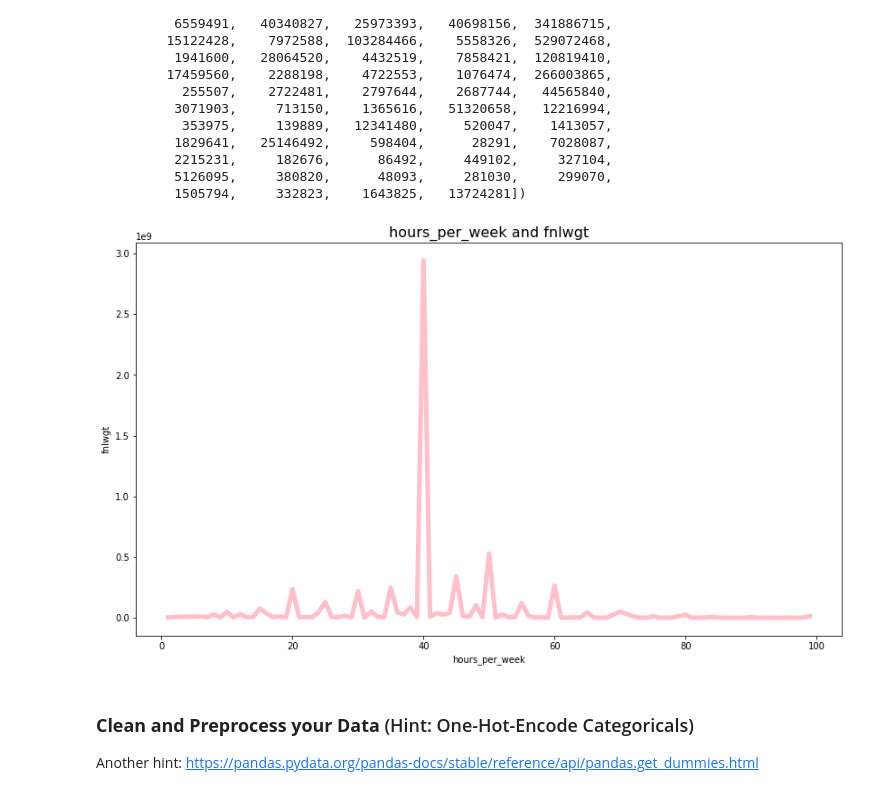
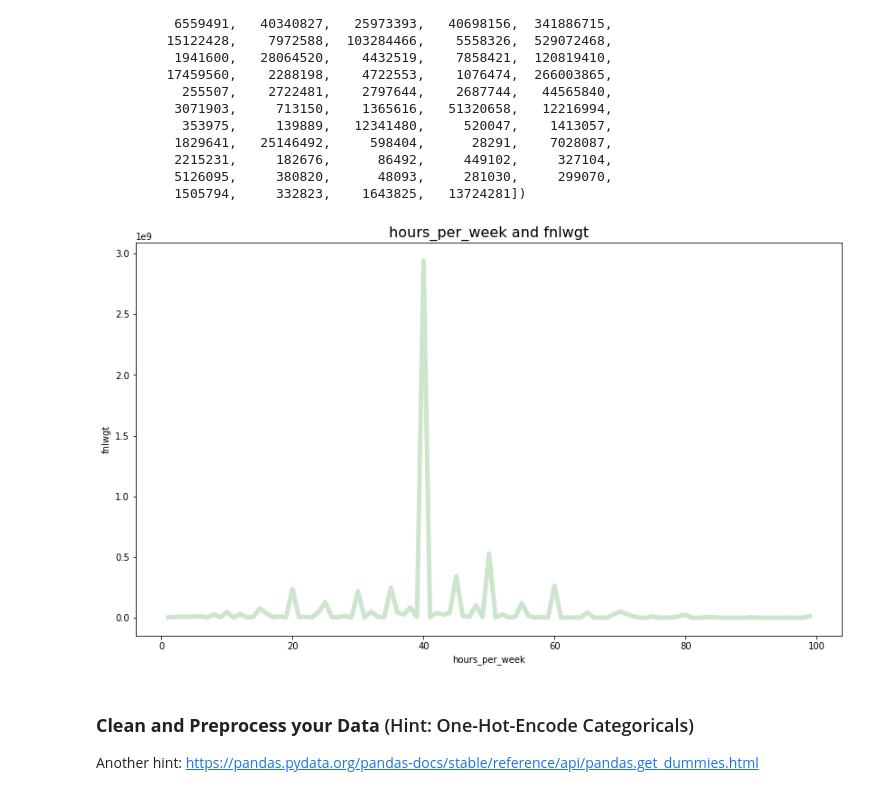
Before and after one commit to ibedoor/machine-learning, a Jupyter notebook: SDA_ML_Week2_Day4.ipynb, the cells around one changed output. Cells and saved outputs as stored; diff of their text form; code cells hidden in the pictures.

```diff
--- a/SDA_ML_Week2_Day4.ipynb
+++ b/SDA_ML_Week2_Day4.ipynb
@@ -153,13 +153,13 @@ array([   3327224,    6952155,    7529268,    8509831,   10249166,
           1505794,     332823,    1643825,   13724281])
 # %%
 plt.figure(figsize=(14,8))
-plt.plot(total_fnlwgt_hours_per_week, color='pink',linewidth=5)
+plt.plot(total_fnlwgt_hours_per_week, color='green', alpha=0.2, linewidth=5)
 plt.xlabel('hours_per_week')
 plt.ylabel('fnlwgt')
 plt.title('hours_per_week and fnlwgt',  fontsize=16)
 plt.show();
 # %% [output]
-[figure, old version]
+[figure, new version]
 # %% [markdown]
 ### **Clean and Preprocess your Data** (Hint: One-Hot-Encode Categoricals)
 Another hint: https://pandas.pydata.org/pandas-docs/stable/reference/api/pandas.get_dummies.html
```
Also changed, not shown: parts of 6 cells of this notebook.
